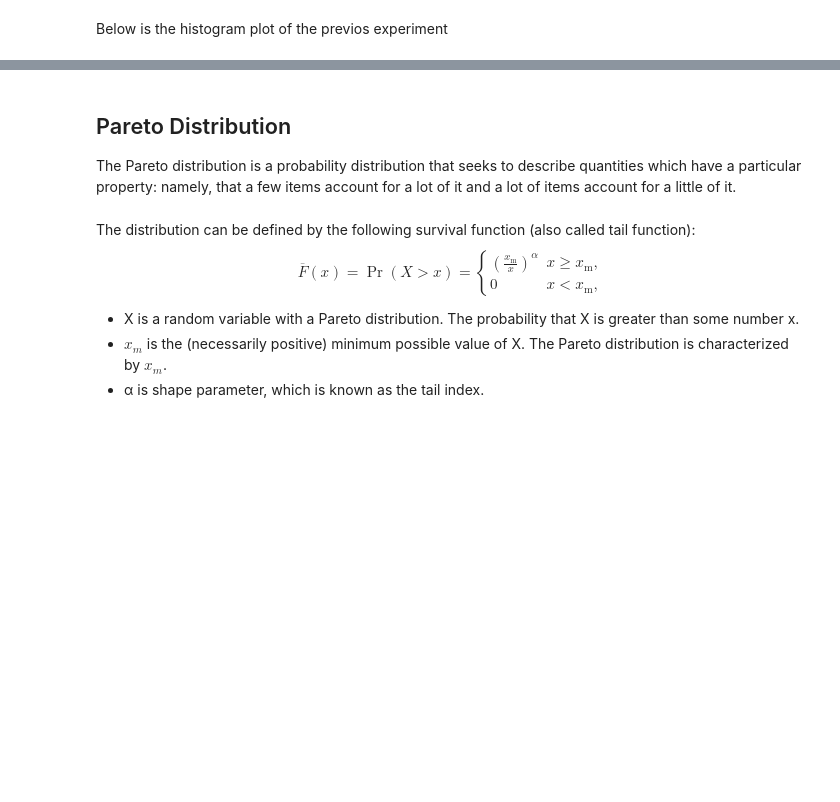
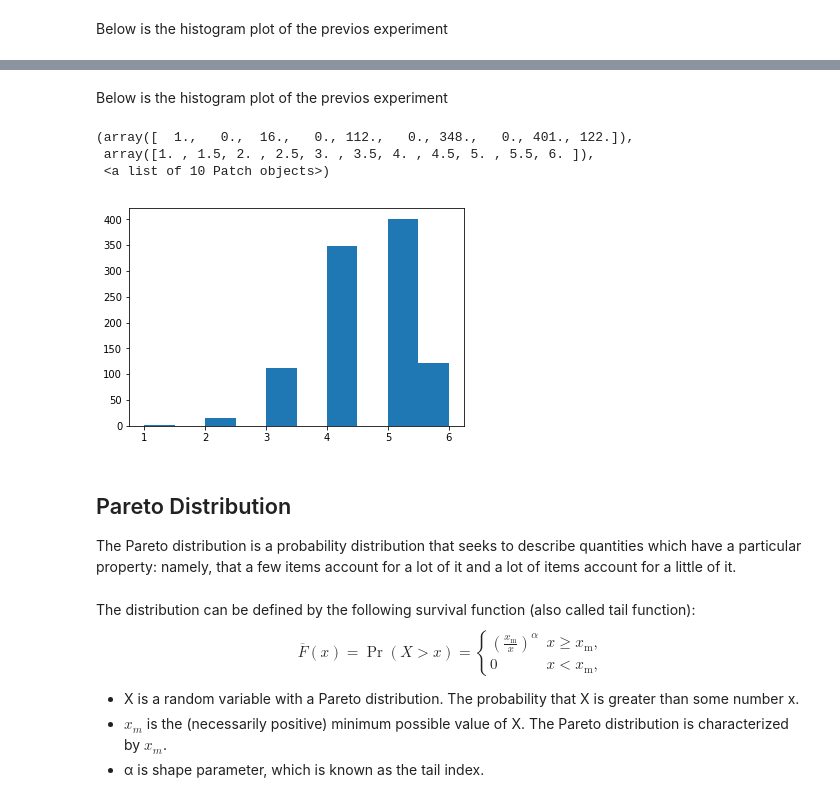
Before and after one commit to cadel560x/EmergingTechAssignments, a Jupyter notebook: numpy-random.ipynb, the cells around one changed output, grey strips where cells are left out. Saved outputs shown, nothing was run; the diff lists cells and outputs as text; code cells hidden in the pictures; blank space fills up the shorter version.

Commit message:
Hypergeometric distribution completed

```diff
--- a/numpy-random.ipynb
+++ b/numpy-random.ipynb
@@ -336,3 +383,13 @@ plt.hist(x)
+# %% [markdown]
+Below is the histogram plot of the previos experiment
+# %%
+x = np.random.hypergeometric(6, 14, 15, 1000)
+plt.hist(x)
+# %% [output]
+(array([  1.,   0.,  16.,   0., 112.,   0., 348.,   0., 401., 122.]),
+ array([1. , 1.5, 2. , 2.5, 3. , 3.5, 4. , 4.5, 5. , 5.5, 6. ]),
+ <a list of 10 Patch objects>)
+[figure, added]
 # %% [markdown]
 ## Pareto Distribution
 The Pareto distribution is a probability distribution that seeks to describe quantities which have a particular property: namely, that a few items account for a lot of it and a lot of items account for a little of it.
```
Also changed, not shown: parts of 43 cells of this notebook.
